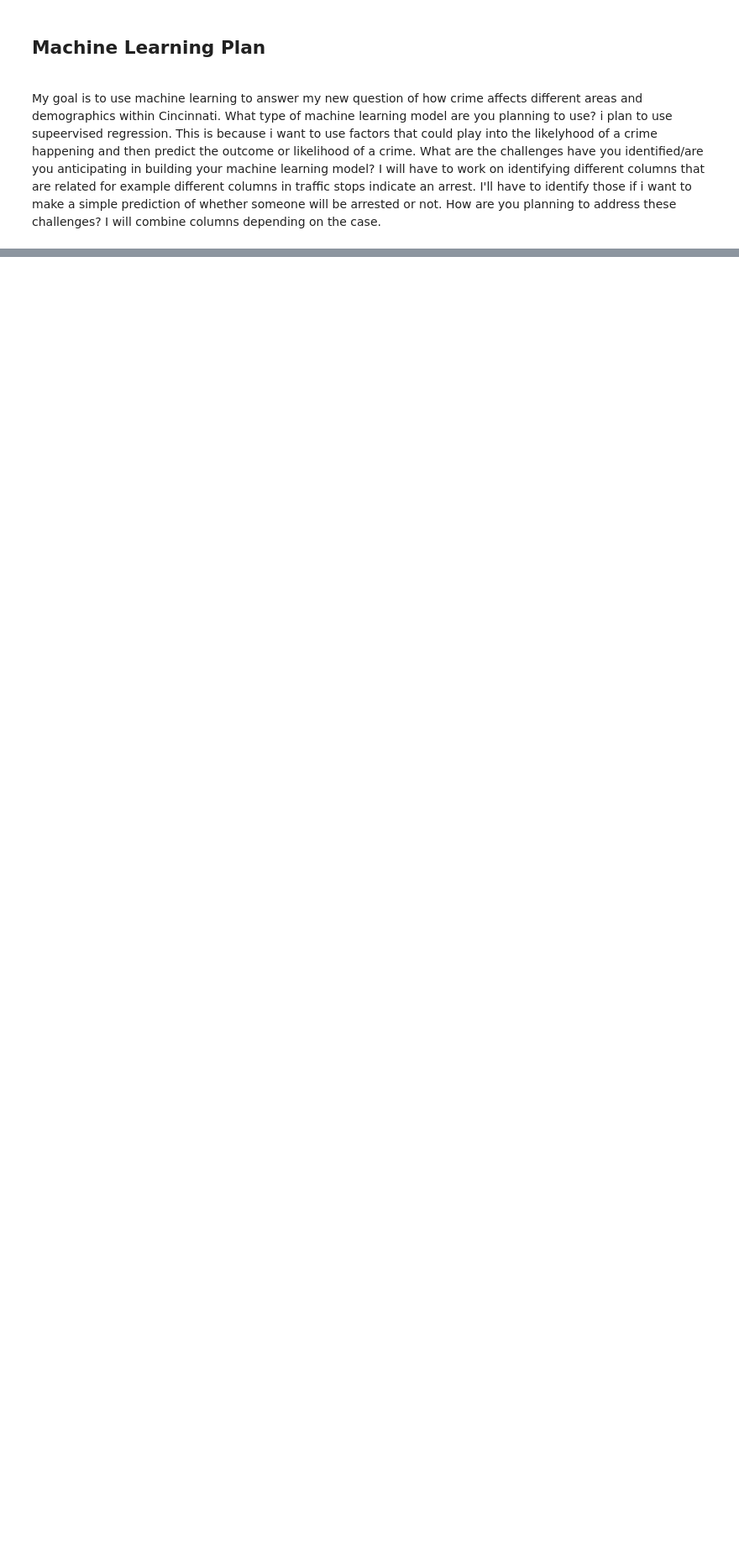
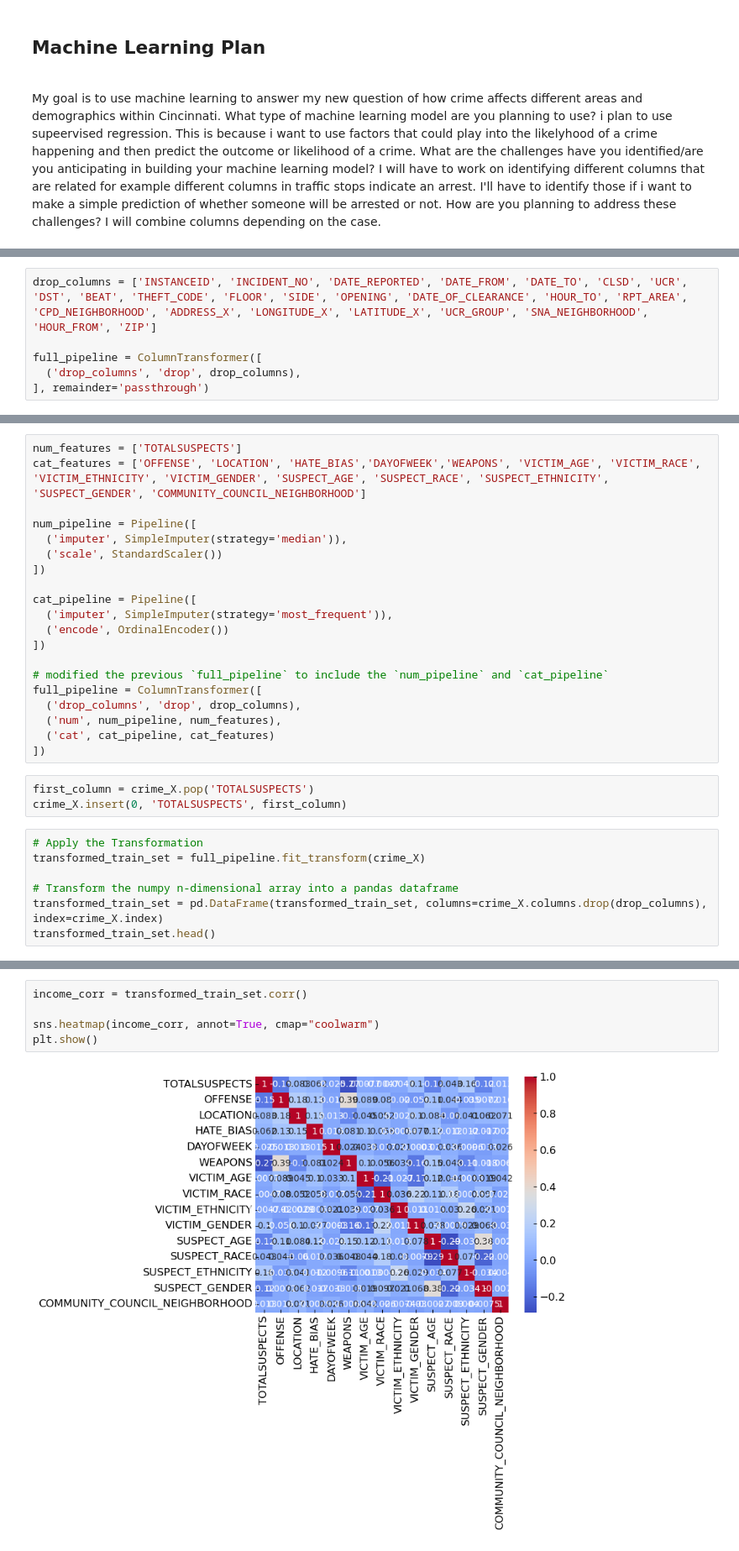
Before and after one commit to IT4063C-Fall22/final-project-ottenjg, a Jupyter notebook: source.ipynb, the cells around one changed output, grey strips where cells are left out. Shown at 84% size. Cells and saved outputs as stored; diff of their text form; blank space fills up the shorter version.

```diff
--- a/source.ipynb
+++ b/source.ipynb
@@ -214,0 +381,6 @@ How are you planning to address these challenges? I will combine columns dependi
+# %%
+drop_columns = ['INSTANCEID', 'INCIDENT_NO', 'DATE_REPORTED', 'DATE_FROM', 'DATE_TO', 'CLSD', 'UCR', 'DST', 'BEAT', 'THEFT_CODE', 'FLOOR', 'SIDE', 'OPENING', 'DATE_OF_CLEARANCE', 'HOUR_TO', 'RPT_AREA', 'CPD_NEIGHBORHOOD', 'ADDRESS_X', 'LONGITUDE_X', 'LATITUDE_X', 'UCR_GROUP', 'SNA_NEIGHBORHOOD', 'HOUR_FROM', 'ZIP']
+
+full_pipeline = ColumnTransformer([
+  ('drop_columns', 'drop', drop_columns),
+], remainder='passthrough')
@@ -214,0 +401,30 @@ How are you planning to address these challenges? I will combine columns dependi
+# %%
+num_features = ['TOTALSUSPECTS']
+cat_features = ['OFFENSE', 'LOCATION', 'HATE_BIAS','DAYOFWEEK','WEAPONS', 'VICTIM_AGE', 'VICTIM_RACE', 'VICTIM_ETHNICITY', 'VICTIM_GENDER', 'SUSPECT_AGE', 'SUSPECT_RACE', 'SUSPECT_ETHNICITY', 'SUSPECT_GENDER', 'COMMUNITY_COUNCIL_NEIGHBORHOOD']
+
+num_pipeline = Pipeline([
+  ('imputer', SimpleImputer(strategy='median')),
+  ('scale', StandardScaler())
+])
+
+cat_pipeline = Pipeline([
+  ('imputer', SimpleImputer(strategy='most_frequent')),
+  ('encode', OrdinalEncoder())
+])
+
+# modified the previous `full_pipeline` to include the `num_pipeline` and `cat_pipeline`
+full_pipeline = ColumnTransformer([
+  ('drop_columns', 'drop', drop_columns),
+  ('num', num_pipeline, num_features),
+  ('cat', cat_pipeline, cat_features)
+])
+# %%
+first_column = crime_X.pop('TOTALSUSPECTS')
+crime_X.insert(0, 'TOTALSUSPECTS', first_column)
+# %%
+# Apply the Transformation
+transformed_train_set = full_pipeline.fit_transform(crime_X)
+
+# Transform the numpy n-dimensional array into a pandas dataframe
+transformed_train_set = pd.DataFrame(transformed_train_set, columns=crime_X.columns.drop(drop_columns), index=crime_X.index)
+transformed_train_set.head()
@@ -214,0 +438,7 @@ How are you planning to address these challenges? I will combine columns dependi
+# %%
+income_corr = transformed_train_set.corr()
+
+sns.heatmap(income_corr, annot=True, cmap="coolwarm")
+plt.show()
+# %% [output]
+[figure, added]
```
Also changed, not shown: parts of 28 cells of this notebook.
